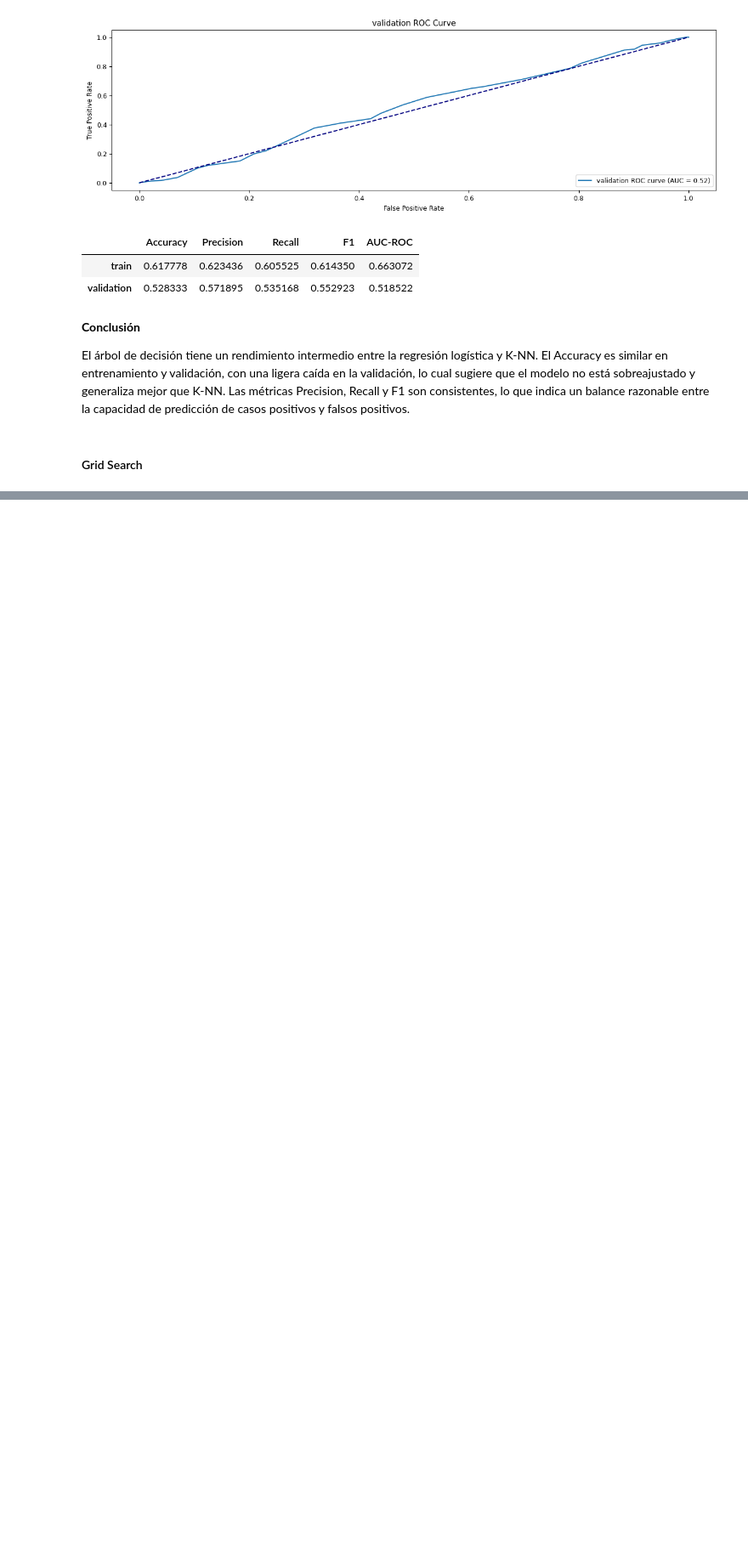
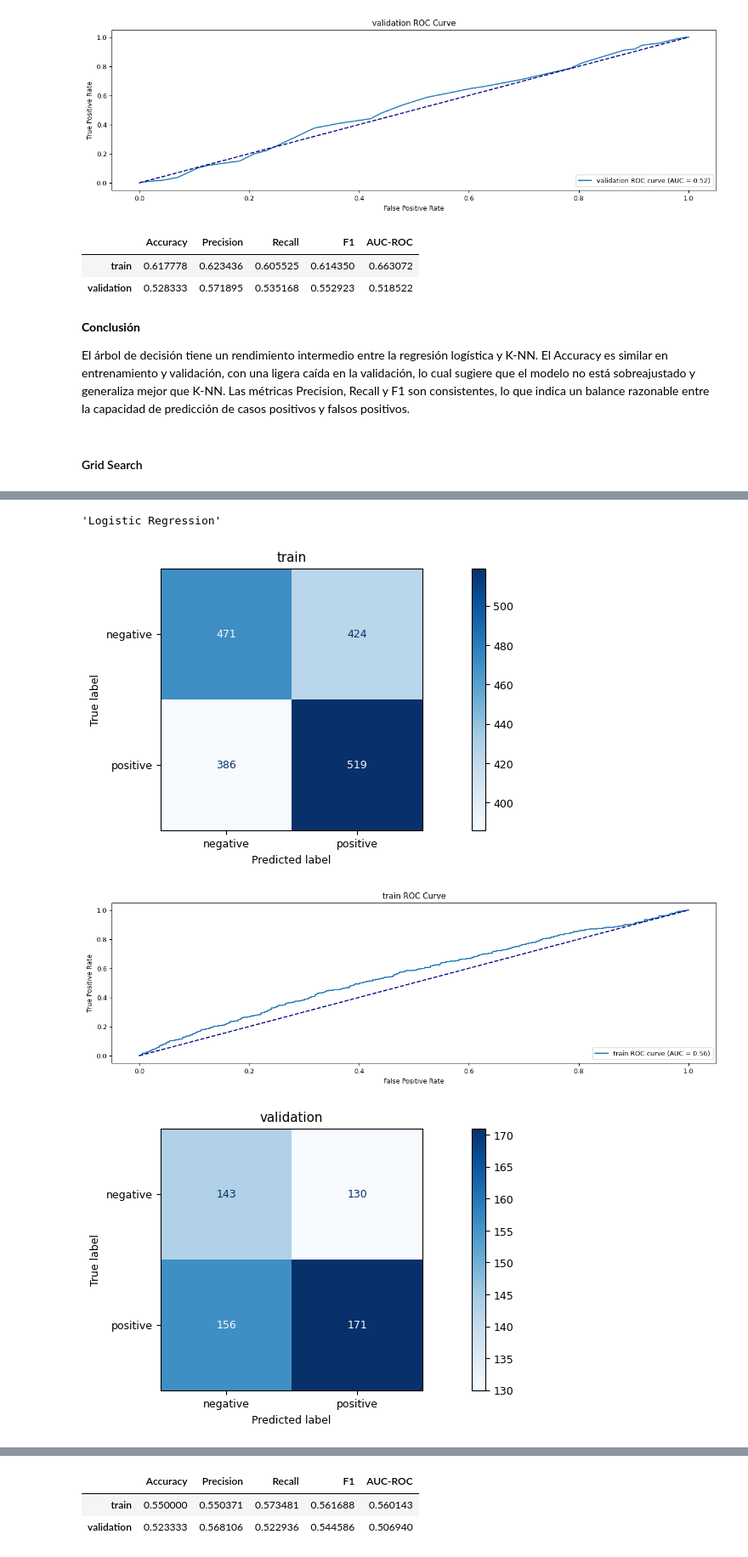
Before and after one commit to DavidGiovannini/Machine_Learning_G6, a Jupyter notebook: tp1_ML.ipynb, the cells around one changed output, grey strips where cells are left out. Shown at 85% size. Cells and saved outputs as stored; diff of their text form; code cells hidden in the pictures; blank space fills up the shorter version.

```diff
--- a/tp1_ML.ipynb
+++ b/tp1_ML.ipynb
@@ -877,0 +879,15 @@ ValueError: Invalid parameter 'random_state' for estimator KNeighborsClassifier(
+# %%
+lr_model_si = Pipeline([
+    ('mapper', mapper),
+    ('imputer', IterativeImputer(random_state=42)),
+    ('classifier', LogisticRegression(random_state=42, solver='liblinear')),
+])
+
+lr_model_si.fit(train, train.LUNG_CANCER)
+
+evaluate_model(lr_model_si, set_names=('train', 'validation'), title='Logistic Regression')
+# %% [output]
+'Logistic Regression'
+[figure, added]
+[figure, added]
+[figure, added]
@@ -877,0 +895,3 @@ ValueError: Invalid parameter 'random_state' for estimator KNeighborsClassifier(
+|  | Accuracy | Precision | Recall | F1 | AUC-ROC |
+| train | 0.550000 | 0.550371 | 0.573481 | 0.561688 | 0.560143 |
+| validation | 0.523333 | 0.568106 | 0.522936 | 0.544586 | 0.506940 |
```
Also changed, not shown: parts of 12 cells of this notebook.
